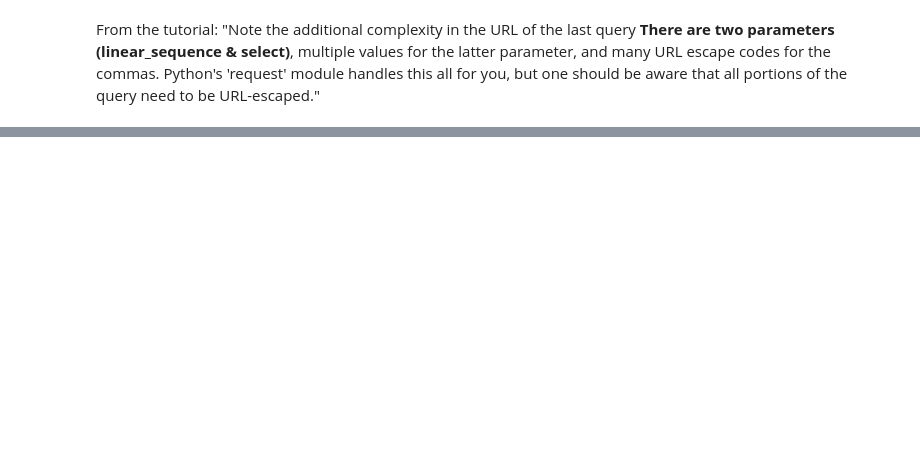
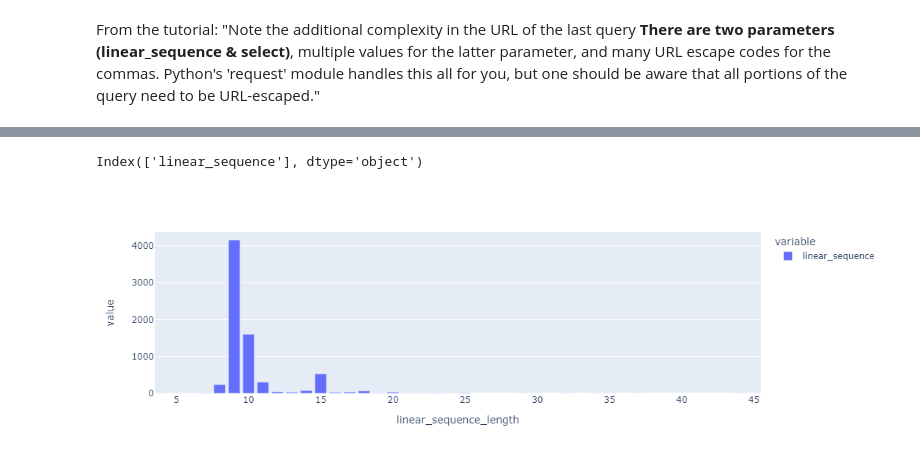
Before and after one commit to Nikolaj-pagh/Coursework-python101, a Jupyter notebook: Course.ipynb, the cells around one changed output, grey strips where cells are left out. Drawn from its saved outputs; the diff is of its cells as text; code cells hidden in the pictures; blank space fills up the shorter version.

```diff
--- a/Course.ipynb
+++ b/Course.ipynb
@@ -559,0 +293,3 @@ df[0:2]
+# %%
+raw = pd.read_csv("output.csv")
+type(raw)
@@ -559,0 +313,5 @@ df[0:2]
+# %%
+#Remove modified peptides
+raw1=raw[raw.e_modification.isnull()]
+print("raw1 without modified sequences: ", raw1.shape)
+print("raw1 is", len(raw)-len(raw1), "epitopes smaller than before")
@@ -559,0 +364,6 @@ df[0:2]
+# %%
+#select columns - sequence information
+raw2 = raw1[["linear_sequence","linear_sequence_length"]]
+
+#summary statistics
+raw2.describe()
@@ -559,0 +380,4 @@ df[0:2]
+# %%
+#Counts of each sequence length
+count_per_seqlength = raw2.groupby(['linear_sequence_length']).count()
+count_per_seqlength
@@ -559,0 +403,10 @@ df[0:2]
+# %%
+count_per_seqlength.columns
+# %% [output]
+Index(['linear_sequence'], dtype='object')
+# %%
+#Plot counts using a hisotgrame or barplot
+fig = px.bar(count_per_seqlength) #Input the data frame directly, as it was converted to a dictionary, ie. plotly knows what is a key and what is value.
+fig.show()
+# %% [output]
+[figure, added]
```
Also changed, not shown: parts of 57 cells of this notebook.
